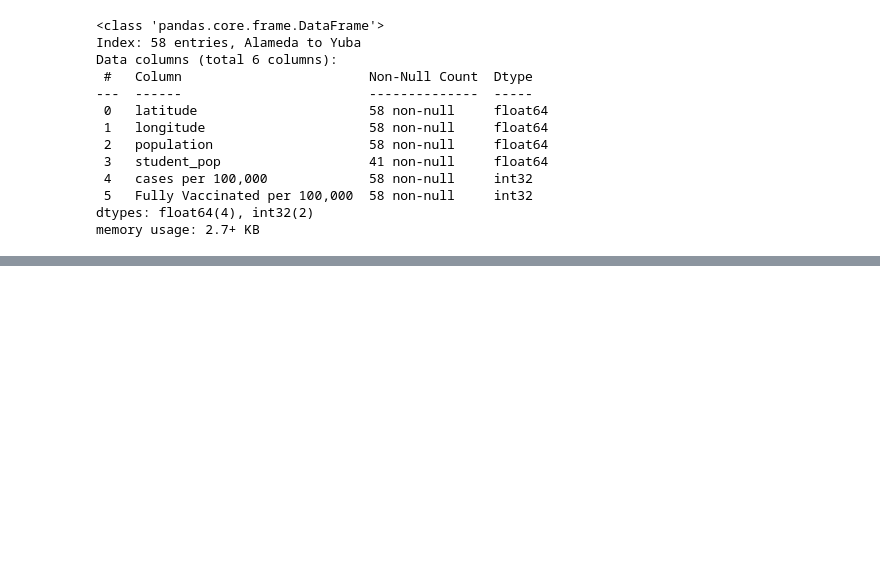
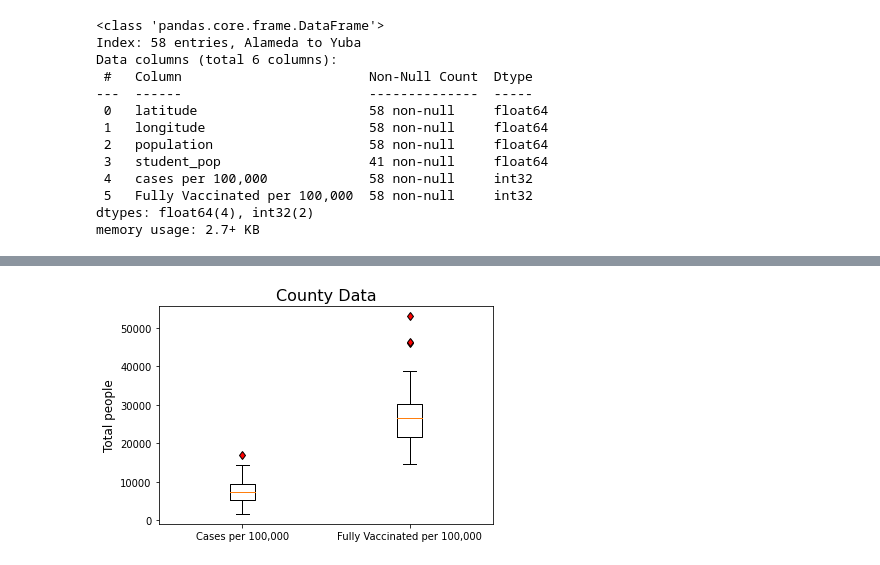
Before and after one commit to danijmartin/Covid-19-California, a Jupyter notebook: Data_Cleaning_and_Exploration.ipynb, the cells around one changed output, grey strips where cells are left out. Cells and saved outputs as stored; diff of their text form; code cells hidden in the pictures; blank space fills up the shorter version.

Commit message:
added outlier information for cases and vaccines

```diff
--- a/Data_Cleaning_and_Exploration.ipynb
+++ b/Data_Cleaning_and_Exploration.ipynb
@@ -273,0 +311,11 @@ county_data.head()
+# %%
+# Generate box plots
+labels = ['Cases per 100,000', 'Fully Vaccinated per 100,000']
+outliers = dict(markerfacecolor='red', marker='d')
+plt.title('County Data', fontsize=16)
+plt.ylabel('Total people', fontsize=12)
+plt.boxplot([county_data['cases per 100,000'], county_data['Fully Vaccinated per 100,000']], labels=labels,
+            flierprops=outliers)
+plt.show()
+# %% [output]
+[figure, added]
```
Also changed, not shown: parts of 3 cells of this notebook.
